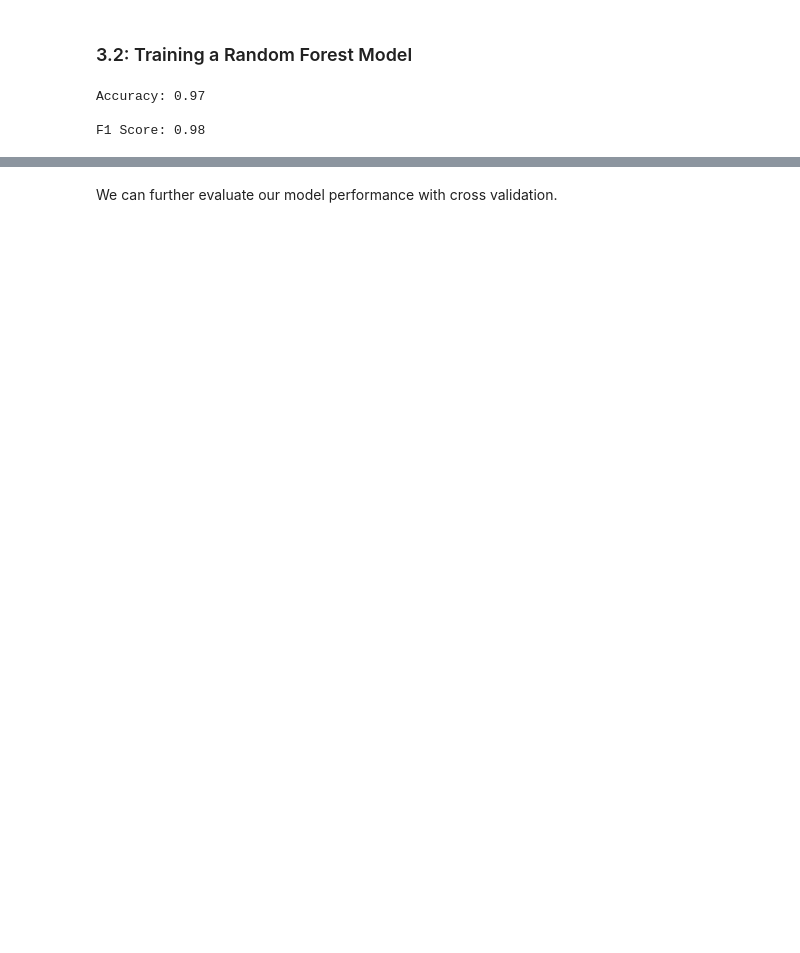
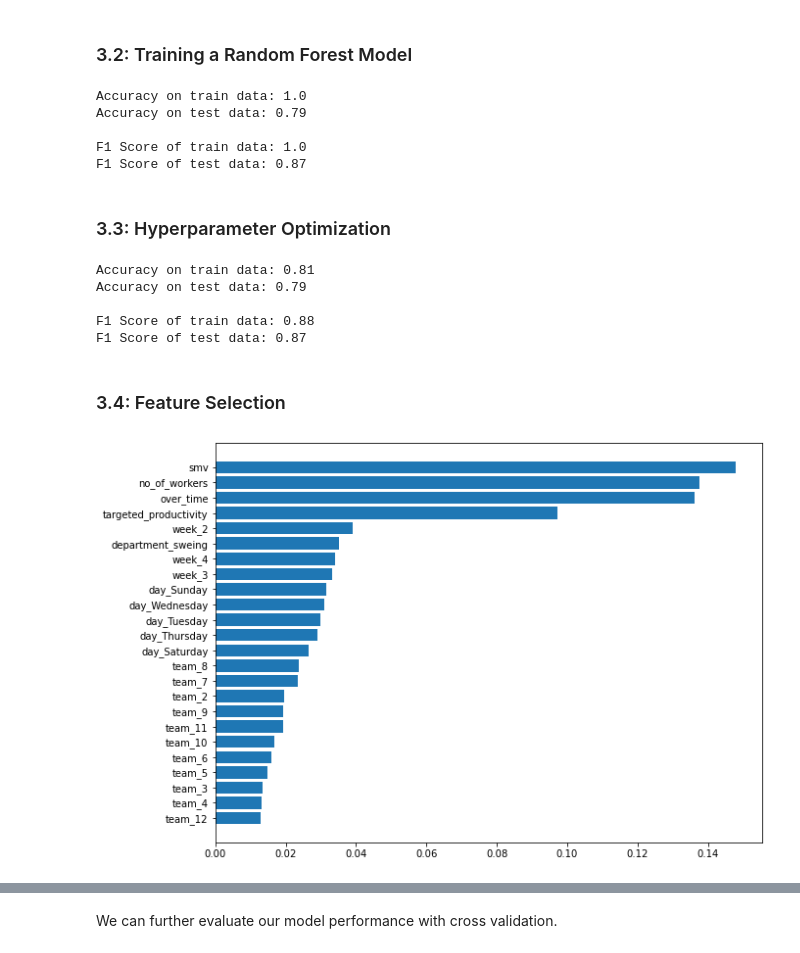
Before and after one commit to UloakuObi/Predicting_Employee_Productivity, a Jupyter notebook: employee_productivity.ipynb, the cells around one changed output, grey strips where cells are left out. Saved outputs shown, nothing was run; the diff lists cells and outputs as text; code cells hidden in the pictures; blank space fills up the shorter version.

Commit message:
Feature selection and hyperparameter tuning

```diff
--- a/employee_productivity.ipynb
+++ b/employee_productivity.ipynb
@@ -435,7 +435,7 @@ from sklearn.ensemble import RandomForestClassifier
 from sklearn.metrics import accuracy_score, confusion_matrix, f1_score
 
 # Load the data
-X = df.drop('productive', axis=1)
+X = df.drop(['actual_productivity','productive'], axis=1)
 y = df['productive']
 
 # Train-test Split
@@ -448,10 +448,77 @@ rf_clf = RandomForestClassifier()
 rf_clf.fit(X_train, y_train)
 
 # Evaluate performance
+y_pred_train = rf_clf.predict(X_train)
+print("Accuracy on train data:", round(accuracy_score(y_train,y_pred_train), 2))
+
 y_pred = rf_clf.predict(X_test)
-print("Accuracy:", round(accuracy_score(y_test,y_pred), 2))
-print("\nF1 Score:", round(f1_score(y_test, y_pred), 2))
+print("Accuracy on test data:", round(accuracy_score(y_test,y_pred), 2))
+
+print("\nF1 Score of train data:", round(f1_score(y_train, y_pred_train), 2))
+print("F1 Score of test data:", round(f1_score(y_test, y_pred), 2))
 # %% [output]
-Accuracy: 0.97
+Accuracy on train data: 1.0
+Accuracy on test data: 0.79
 
-F1 Score: 0.98
+F1 Score of train data: 1.0
+F1 Score of test data: 0.87
+# %% [markdown]
+### 3.3: Hyperparameter Optimization
+# %%
+# Load the data
+X = df.drop(['actual_productivity','productive'], axis=1)
+y = df['productive']
+
+# Train-test Split
+X_train, X_test, y_train, y_test = train_test_split(X, y, test_size=0.3, random_state=42)
+
+# Create dummy classifier
+rf_clf2 = RandomForestClassifier(n_estimators=250, random_state=1, max_depth=6, bootstrap=True, max_samples=450, max_features=5, min_samples_leaf=2)
+
+# Train a model
+rf_clf2.fit(X_train, y_train)
+
+# Evaluate performance
+y_pred_train = rf_clf2.predict(X_train)
+print("Accuracy on train data:", round(accuracy_score(y_train,y_pred_train), 2))
+
+y_pred = rf_clf2.predict(X_test)
+print("Accuracy on test data:", round(accuracy_score(y_test,y_pred), 2))
+
+print("\nF1 Score of train data:", round(f1_score(y_train, y_pred_train), 2))
+print("F1 Score of test data:", round(f1_score(y_test, y_pred), 2))
+# %% [output]
+Accuracy on train data: 0.81
+Accuracy on test data: 0.79
+
+F1 Score of train data: 0.88
+F1 Score of test data: 0.87
+# %% [markdown]
+### 3.4: Feature Selection
+# %%
+# Feature selection with Embedding method using Extra Trees
+from sklearn.ensemble import ExtraTreesClassifier
+
+# Load the data
+X = df.drop(['actual_productivity','productive'], axis=1)
+y = df['productive']
+
+# Train-test Split
+X_train, X_test, y_train, y_test = train_test_split(X, y, test_size=0.3, random_state=42)
+
+# Create dummy classifier
+et_clf = ExtraTreesClassifier(random_state=24)
+
+# Train a model
+et_clf.fit(X_train, y_train)
+
+# Check feature importance # the importance of the features is stored inside the feature_importances_
+f_i = list(zip(X_train.columns, et_clf.feature_importances_))
+f_i.sort(key = lambda x : x[1])
+
+plt.figure(figsize=(10,7.5))
+plt.barh([x[0] for x in f_i],[x[1] for x in f_i])
+
+plt.show()
+# %% [output]
+[figure, added]
```
Also changed, not shown: parts of 11 cells of this notebook.
